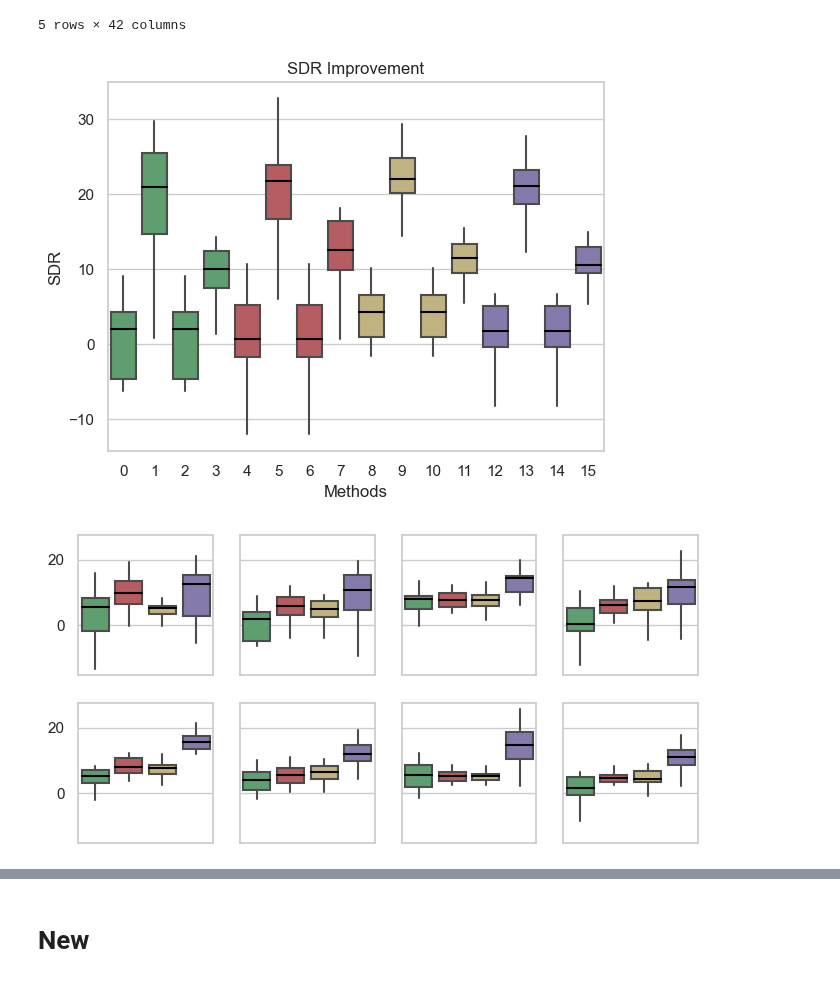
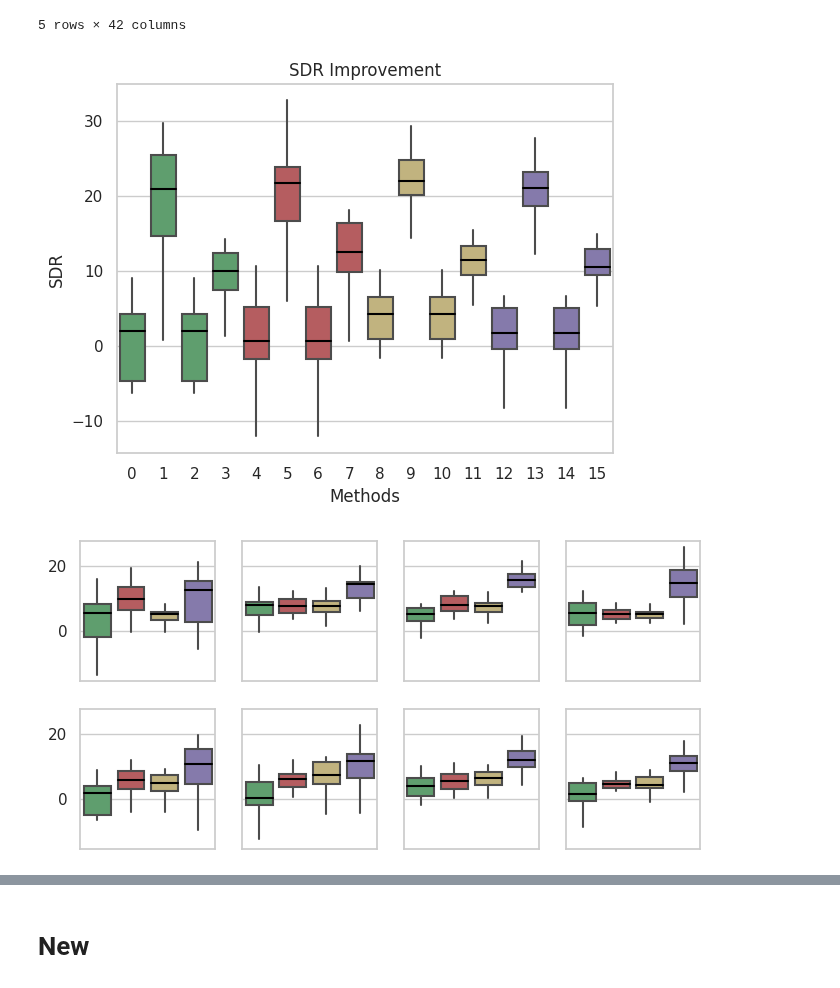
Before and after one commit to its-rajesh/Audio-Bleeding-Removal, a Jupyter notebook: BoxPlots.ipynb, the cells around one changed output, grey strips where cells are left out. Cells and saved outputs as stored; diff of their text form; code cells hidden in the pictures.

```diff
--- a/BoxPlots.ipynb
+++ b/BoxPlots.ipynb
@@ -10,7 +10,7 @@ import pandas as pd
 import seaborn as sns
 from matplotlib import pyplot as plt
 # %%
-path = "/Users/rajeshr/Desktop/SDR/"
+path = "/home/rajesh/Desktop/SDR/"
 # %%
 kamir1 = pd.read_csv(path+'kamirsdr_test1.csv')
 kamir2 = pd.read_csv(path+'kamirsdr_test2.csv')
@@ -120,7 +116,7 @@ for patch in ax.artists:
 ax.plot()
 plt.show()
 # %% [output]
-[figure, old version]
+[figure, new version]
 # %%
 all2 = [test2['vocal sdr'][25:], test2['Pred vocal sdr'][25:]+10,
         kamir2['vocal sdr'][25:], dca2['Pred vocal sdr'][25:]+5,
@@ -157,7 +153,7 @@ other_high = [test2['other sdr'][25:], kamir2['Pred other sdr'][25:],
 other_low = [test2['other sdr'][:25]-5, kamir2['Pred other sdr'][:25],
              dca2['Pred other sdr'][:25], test2['Pred other sdr'][:25]]
 # %%
-fig, axes = plt.subplots(2, 4, figsize=(8, 4), sharey=True)
+fig, axes = plt.subplots(2, 4, figsize=(8, 4), sharey=True, sharex=True)
 #fig.suptitle('Overall SDR Improvement')
 
 my_clr = {0: "g", 1: "r", 2: "y", 3:"m"}
@@ -168,49 +164,49 @@ sns.boxplot(ax=axes[0][0], medianprops={"color": "black"}, showfliers = False,
 #axes[0][0].set_xticklabels(['Actual', 'NN-IR', 'KAMIR', 'DI-DCA'])
 axes[0][0].set(xticklabels=[])
 
-sns.boxplot(ax=axes[0][1], medianprops={"color": "black"}, showfliers = False,
+sns.boxplot(ax=axes[1][0], medianprops={"color": "black"}, showfliers = False,
     data=vocals_high, notch=False, showcaps=False, palette=my_clr)
 #axes[0][1].set_title('Vocal (High Bleed)')
 #axes[0][1].set_xticklabels(['Actual', 'NN-IR', 'KAMIR', 'DI-DCA'])
 axes[0][1].set(xticklabels=[])
 
 
-sns.boxplot(ax=axes[0][2], medianprops={"color": "black"}, showfliers = False,
+sns.boxplot(ax=axes[0][1], medianprops={"color": "black"}, showfliers = False,
     data=bass_low, notch=False, showcaps=False, palette=my_clr)
 #axes[0][2].set_title('Bass (Low Bleed)')
 #axes[0][2].set_xticklabels(['Actual', 'NN-IR', 'KAMIR', 'DI-DCA'])
 axes[0][2].set(xticklabels=[])
 
-sns.boxplot(ax=axes[0][3], medianprops={"color": "black"}, showfliers = False,
+sns.boxplot(ax=axes[1][1], medianprops={"color": "black"}, showfliers = False,
     data=bass_high, notch=False, showcaps=False, palette=my_clr)
 #axes[0][3].set_title('Bass (High Bleed)')
 #axes[0][3].set_xticklabels(['Actual', 'NN-IR', 'KAMIR', 'DI-DCA'])
 axes[0][3].set(xticklabels=[])
 
-sns.boxplot(ax=axes[1][0], medianprops={"color": "black"}, showfliers = False,
+sns.boxplot(ax=axes[0][2], medianprops={"color": "black"}, showfliers = False,
     data=drums_low, notch=False, showcaps=False, palette=my_clr)
 #axes[1][0].set_title('Drums (Low Bleed)')
 #axes[1][0].set_xticklabels(['Actual', 'NN-IR', 'KAMIR', 'DI-DCA'])
 axes[1][0].set(xticklabels=[])
 
-sns.boxplot(ax=axes[1, 1], medianprops={"color": "black"}, showfliers = False,
+sns.boxplot(ax=axes[1, 2], medianprops={"color": "black"}, showfliers = False,
     data=drums_high, notch=False, showcaps=False, palette=my_clr)
 #axes[1][1].set_title('Drums (High Bleed)')
 #axes[1][1].set_xticklabels(['Actual', 'NN-IR', 'KAMIR', 'DI-DCA'])
 axes[1][1].set(xticklabels=[])
 
-sns.boxplot(ax=axes[1, 2], medianprops={"color": "black"}, showfliers = False,
+sns.boxplot(ax=axes[0, 3], medianprops={"color": "black"}, showfliers = False,
     data=other_low, notch=False, showcaps=False, palette=my_clr)
 #axes[1][2].set_title('Other (Low Bleed)')
 #axes[1][2].set_xticklabels(['Actual', 'NN-IR', 'KAMIR', 'DI-DCA'])
 axes[1][2].set(xticklabels=[])
 
 sns.boxplot(ax=axes[1, 3], medianprops={"color": "black"}, showfliers = False,
     data=other_high, notch=False, showcaps=False, palette=my_clr)
 #axes[1][3].set_title('Other (High Bleed)')
 #axes[1][3].set_xticklabels(['Actual', 'NN-IR', 'KAMIR', 'DI-DCA'])
 axes[1][3].set(xticklabels=[])
 
 plt.show()
 # %% [output]
-[figure, old version]
+[figure, new version]
```
Also changed, not shown: parts of 52 cells of this notebook, 1 other file.
